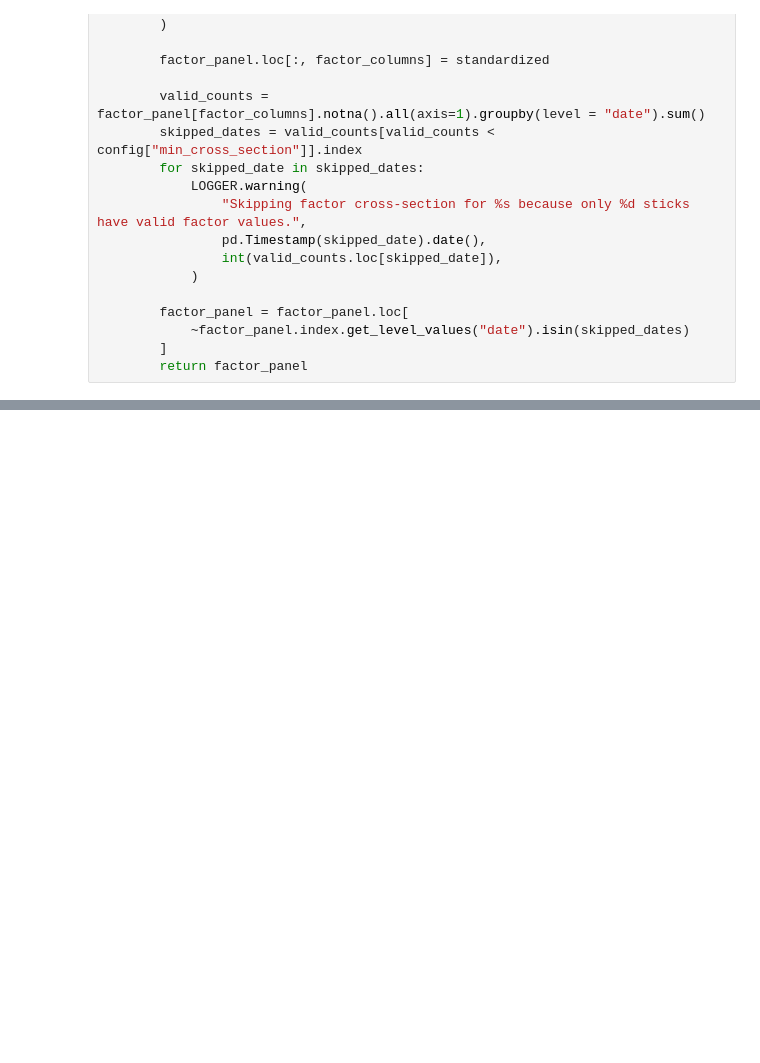
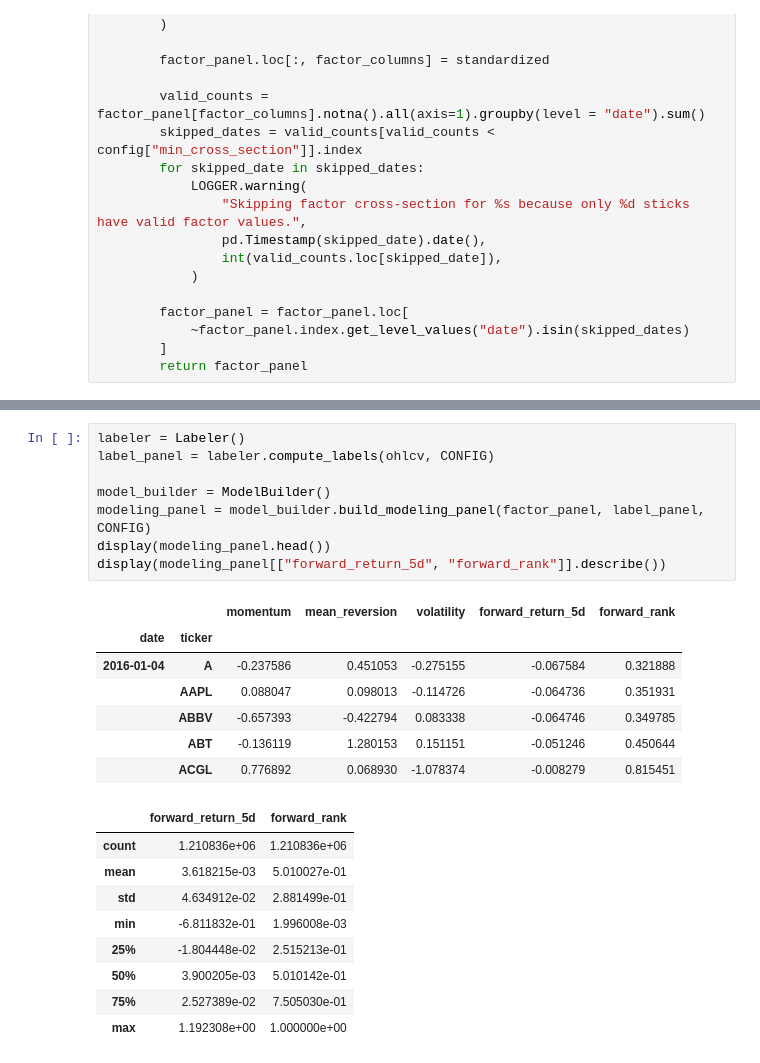
Before and after one commit to tienlonghungson/alpharesearch, a Jupyter notebook: learn/alpharesearch.ipynb, the cells around one changed output, grey strips where cells are left out. Drawn from its saved outputs; the diff is of its cells as text; blank space fills up the shorter version.

Commit message:
Add Labeler

```diff
--- a/learn/alpharesearch.ipynb
+++ b/learn/alpharesearch.ipynb
@@ -395,0 +493,25 @@ Name: rows_per_date, dtype: int64
+# %%
+labeler = Labeler()
+label_panel = labeler.compute_labels(ohlcv, CONFIG)
+
+model_builder = ModelBuilder()
+modeling_panel = model_builder.build_modeling_panel(factor_panel, label_panel, CONFIG)
+display(modeling_panel.head())
+display(modeling_panel[["forward_return_5d", "forward_rank"]].describe())
+# %% [output]
+|  |  | momentum | mean_reversion | volatility | forward_return_5d | forward_rank |
+| date | ticker |  |  |  |  |  |
+| 2016-01-04 | A | -0.237586 | 0.451053 | -0.275155 | -0.067584 | 0.321888 |
+|  | AAPL | 0.088047 | 0.098013 | -0.114726 | -0.064736 | 0.351931 |
+|  | ABBV | -0.657393 | -0.422794 | 0.083338 | -0.064746 | 0.349785 |
+|  | ABT | -0.136119 | 1.280153 | 0.151151 | -0.051246 | 0.450644 |
+|  | ACGL | 0.776892 | 0.068930 | -1.078374 | -0.008279 | 0.815451 |
+|  | forward_return_5d | forward_rank |
+| count | 1.210836e+06 | 1.210836e+06 |
+| mean | 3.618215e-03 | 5.010027e-01 |
+| std | 4.634912e-02 | 2.881499e-01 |
+| min | -6.811832e-01 | 1.996008e-03 |
+| 25% | -1.804448e-02 | 2.515213e-01 |
+| 50% | 3.900205e-03 | 5.010142e-01 |
+| 75% | 2.527389e-02 | 7.505030e-01 |
+| max | 1.192308e+00 | 1.000000e+00 |
```
Also changed, not shown: parts of 8 cells of this notebook.
